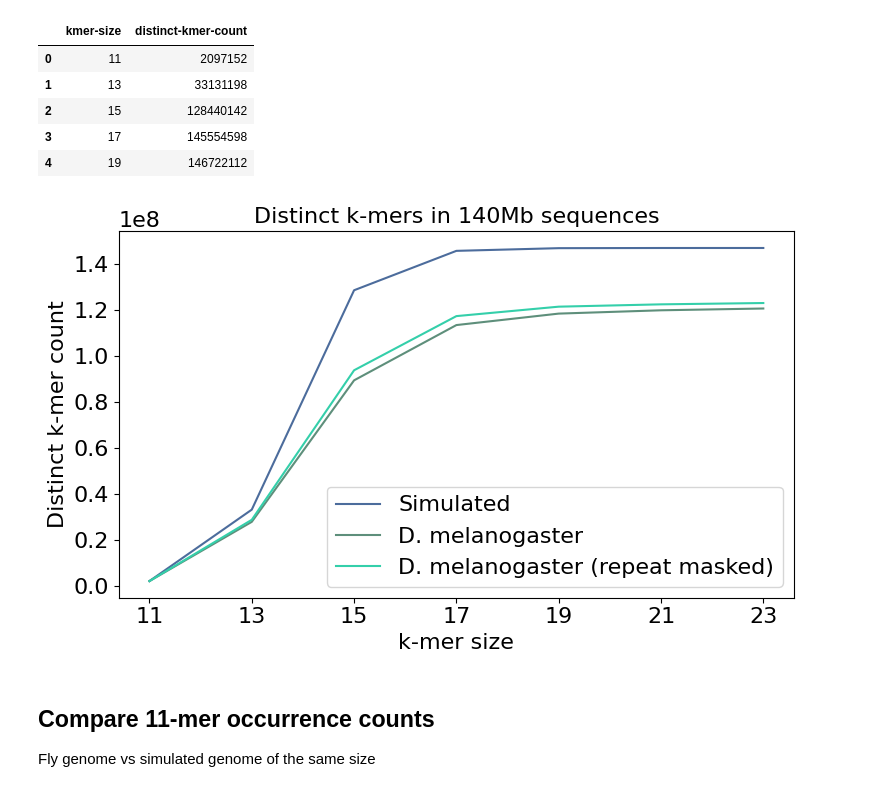
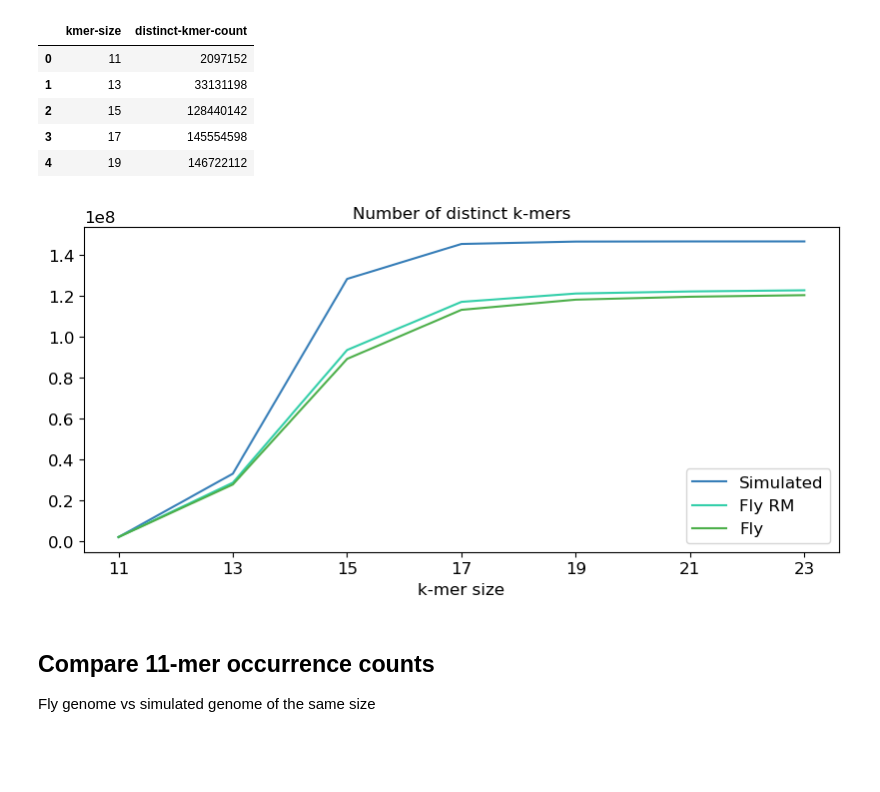
Before and after one commit to eaasna/DREAM-stellar-benchmark, a Jupyter notebook: work-python/kmer-spectra/kmer occurrence counts.ipynb, the cells around one changed output. Cells and saved outputs as stored; diff of their text form; code cells hidden in the pictures; blank space fills up the shorter version.

Commit message:
Fit more plots in less space

```diff
--- a/work-python/kmer-spectra/kmer occurrence counts.ipynb
+++ b/work-python/kmer-spectra/kmer occurrence counts.ipynb
@@ -14,9 +13,9 @@ c_darkblue = CB_color_cycle[0]
 c_darkgreen = CB_color_cycle[2]
 c_darkpurple = CB_color_cycle[3]
 # %%
-SMALL_SIZE = 16
-MEDIUM_SIZE = 18
-BIGGER_SIZE = 20
+SMALL_SIZE = 12
+MEDIUM_SIZE = 14
+BIGGER_SIZE = 16
 
 plt.rc('font', size=MEDIUM_SIZE)          # controls default text sizes
 plt.rc('axes', titlesize=SMALL_SIZE)     # fontsize of the axes title
@@ -24,7 +23,7 @@ plt.rc('axes', labelsize=SMALL_SIZE)    # fontsize of the x and y labels
 plt.rc('xtick', labelsize=SMALL_SIZE)    # fontsize of the tick labels
 plt.rc('ytick', labelsize=SMALL_SIZE)    # fontsize of the tick labels
 plt.rc('legend', fontsize=SMALL_SIZE)    # legend fontsize
-plt.rc('figure', titlesize=BIGGER_SIZE)  # fontsize of the figure title
+plt.rc('figure', titlesize=MEDIUM_SIZE)  # fontsize of the figure title
 # %% [markdown]
 ## Number of distinct k-mers
 # %%
@@ -72,20 +71,26 @@ simulated.head()
 | 3 | 17 | 145554598 |
 | 4 | 19 | 146722112 |
 # %%
-plt.figure(figsize=(8, 5))
-plt.plot(simulated["kmer-size"], simulated["distinct-kmer-count"], label = "Simulated", color = c_darkblue)
-plt.plot(fly["kmer-size"], fly["distinct-kmer-count"], label = "D. melanogaster", color = c_darkgreen)
-plt.plot(fly_masked["kmer-size"], fly_masked["distinct-kmer-count"], label = "D. melanogaster (repeat masked)", color = "#34cfaa")
-plt.xticks(fly["kmer-size"])
-plt.xlabel("k-mer size")
-plt.ylabel("Distinct k-mer count")
-plt.title("Distinct k-mers in 140Mb sequences")
-plt.legend(loc = "lower right")
-plt.tight_layout()
-plt.savefig('distinct_kmer_count.png', dpi = 250)
-plt.show()
+def plot_distinct(ax):
+    ax.plot(simulated["kmer-size"], simulated["distinct-kmer-count"], label = "Simulated", color = c_darkblue)
+    ax.plot(fly_masked["kmer-size"], fly_masked["distinct-kmer-count"], label = "Fly RM", color = "#34cfaa")
+    ax.plot(fly["kmer-size"], fly["distinct-kmer-count"], label = "Fly", color = c_darkgreen)
+
+    ax.set_xticks(fly["kmer-size"])
+    ax.set_xlabel("k-mer size")
+    #ax.set_ylabel("Distinct k-mer count")
+    ax.set_title("Number of distinct k-mers")
+    ax.legend(loc = "lower right")
+
+fig, ax1 = plt.subplots(1, layout='constrained')
+fig.set_figheight(4)
+fig.set_figwidth(8)
+
+plot_distinct(ax1)
+
+fig.savefig('distinct_kmer_count.png', dpi = 250)
 # %% [output]
-[figure, old version]
+[figure, new version]
 # %% [markdown]
 ## Compare 11-mer occurrence counts
 
```
Also changed, not shown: parts of 7 cells of this notebook, 4 other files.
